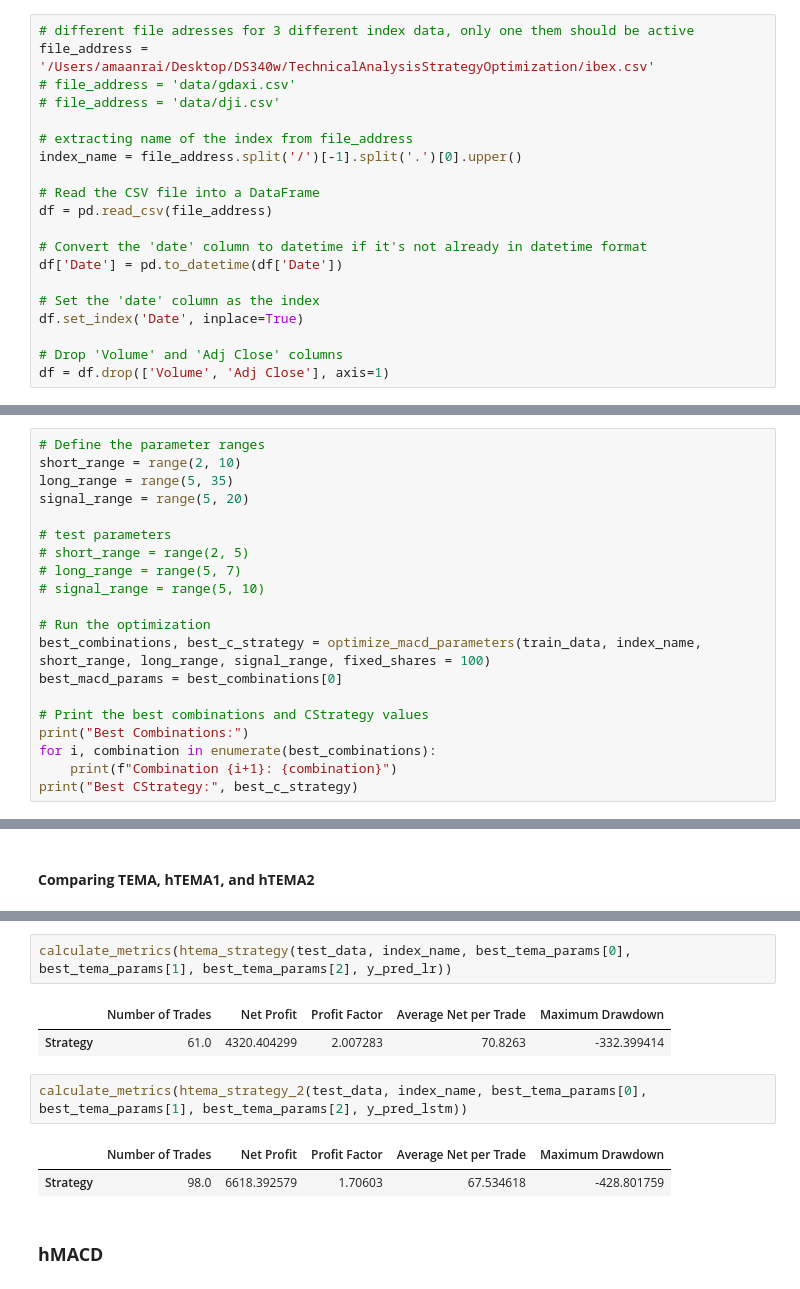
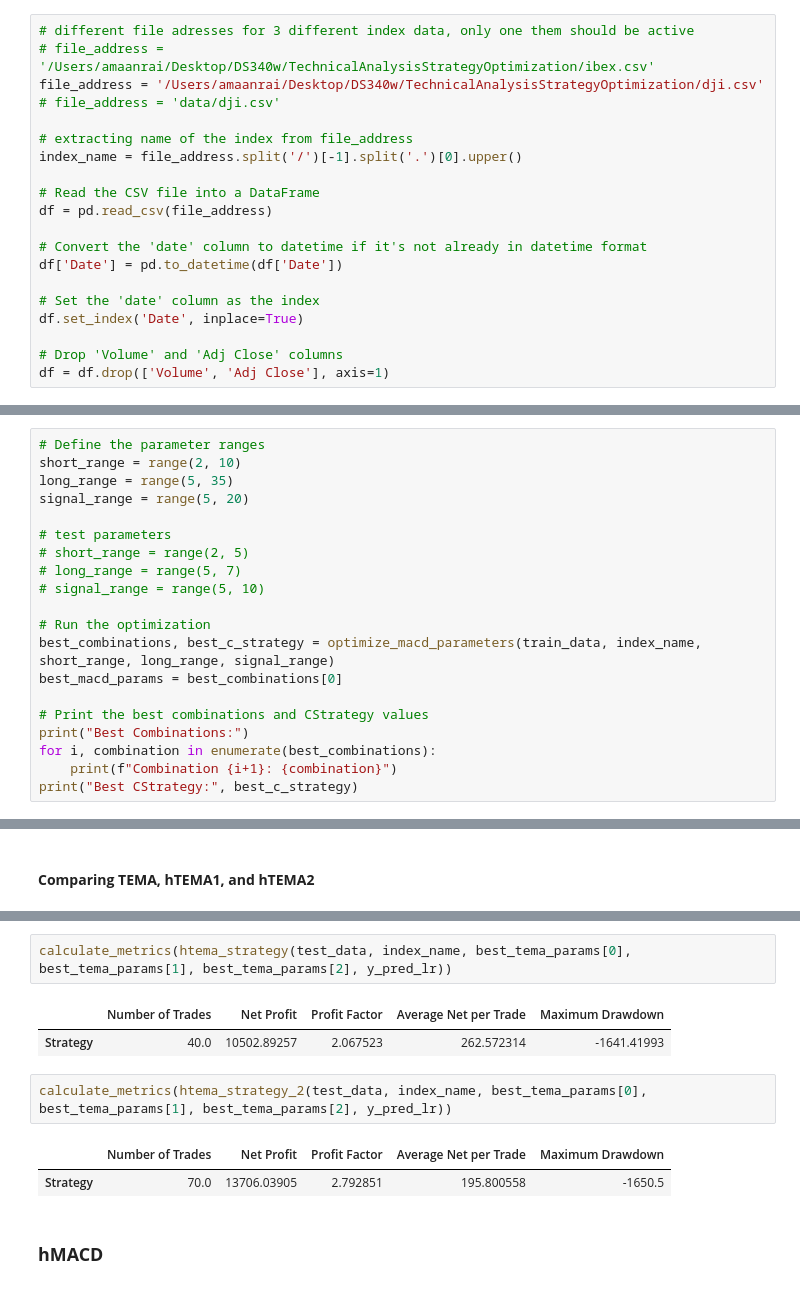
Before and after one commit to AmaanRai1/DS-340-Group-8, a Jupyter notebook: main.ipynb, the cells around one changed output, grey strips where cells are left out. Drawn from its saved outputs; the diff is of its cells as text.

```diff
--- a/main.ipynb
+++ b/main.ipynb
@@ -22,8 +22,8 @@ from joblib import Parallel, delayed
 ## **Data**
 # %%
 # different file adresses for 3 different index data, only one them should be active
-file_address = '/Users/amaanrai/Desktop/DS340w/TechnicalAnalysisStrategyOptimization/ibex.csv'
-# file_address = 'data/gdaxi.csv'
+# file_address = '/Users/amaanrai/Desktop/DS340w/TechnicalAnalysisStrategyOptimization/ibex.csv'
+file_address = '/Users/amaanrai/Desktop/DS340w/TechnicalAnalysisStrategyOptimization/dji.csv'
 # file_address = 'data/dji.csv'
 
 # extracting name of the index from file_address
@@ -462,7 +462,7 @@ signal_range = range(5, 20)
 # signal_range = range(5, 10)
 
 # Run the optimization
-best_combinations, best_c_strategy = optimize_macd_parameters(train_data, index_name, short_range, long_range, signal_range, fixed_shares = 100)
+best_combinations, best_c_strategy = optimize_macd_parameters(train_data, index_name, short_range, long_range, signal_range)
 best_macd_params = best_combinations[0]
 
 # Print the best combinations and CStrategy values
@@ -1386,12 +1422,12 @@ calculate_metrics(tema_strategy(test_data, index_name, best_tema_params[0], best
 calculate_metrics(htema_strategy(test_data, index_name, best_tema_params[0], best_tema_params[1], best_tema_params[2], y_pred_lr))
 # %% [output]
 |  | Number of Trades | Net Profit | Profit Factor | Average Net per Trade | Maximum Drawdown |
-| Strategy | 61.0 | 4320.404299 | 2.007283 | 70.8263 | -332.399414 |
+| Strategy | 40.0 | 10502.89257 | 2.067523 | 262.572314 | -1641.41993 |
 # %%
-calculate_metrics(htema_strategy_2(test_data, index_name, best_tema_params[0], best_tema_params[1], best_tema_params[2], y_pred_lstm))
+calculate_metrics(htema_strategy_2(test_data, index_name, best_tema_params[0], best_tema_params[1], best_tema_params[2], y_pred_lr))
 # %% [output]
 |  | Number of Trades | Net Profit | Profit Factor | Average Net per Trade | Maximum Drawdown |
-| Strategy | 98.0 | 6618.392579 | 1.70603 | 67.534618 | -428.801759 |
+| Strategy | 70.0 | 13706.03905 | 2.792851 | 195.800558 | -1650.5 |
 # %% [markdown]
 ### **hMACD**
 # %%
```
Also changed, not shown: parts of 36 cells of this notebook.
